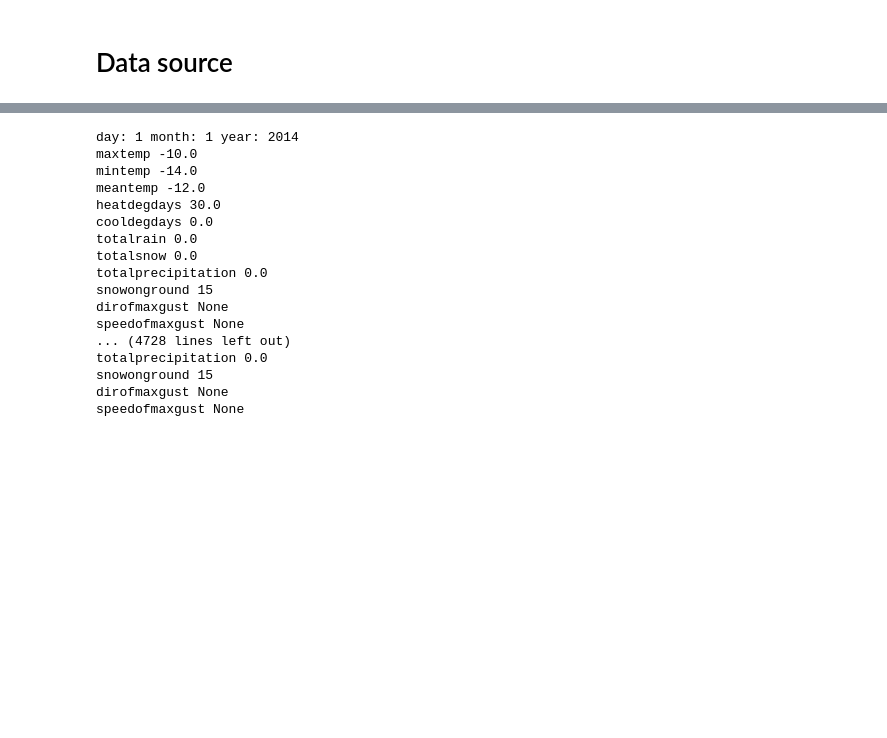
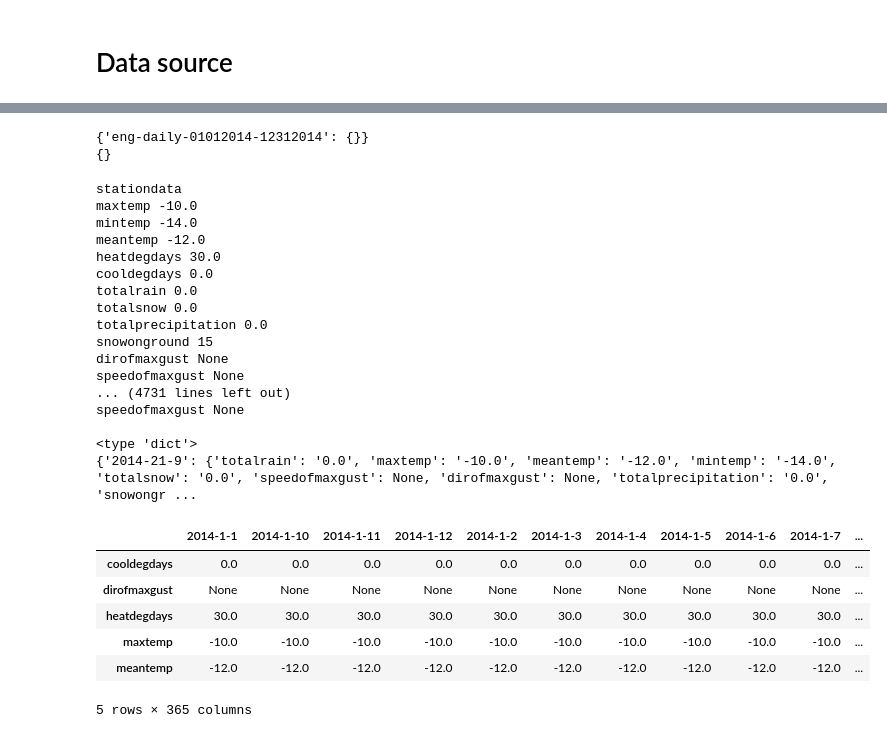
Before and after one commit to palpen/xml_weather_python, a Jupyter notebook: xml_weather_python.ipynb, the cells around one changed output, grey strips where cells are left out. Cells and saved outputs as stored; diff of their text form; code cells hidden in the pictures; blank space fills up the shorter version.

Commit message:
store data in dictionary

```diff
--- a/xml_weather_python.ipynb
+++ b/xml_weather_python.ipynb
@@ -40,25 +75,51 @@ print tree.find('stationdata')
+# %%
+# df = pd.DataFrame(columns=weather_head)
+# df.head()
+
+aDict = {}
+aDict['eng-daily-01012014-12312014'] = {}
+print aDict
+print aDict['eng-daily-01012014-12312014']
+# %% [output]
+{'eng-daily-01012014-12312014': {}}
+{}
 # %%
 # within stationdata node, print tags and attributes
+
+file_name = 'eng-daily-01012014-12312014'
 
 for node in tree.iter('stationdata'):
 
     tag_name = node.tag
+
+    print tag_name
+
     day = node.attrib.get('month')
     month = node.attrib.get('day')
     year = node.attrib.get('year')
 
-    print "day: {0} month: {1} year: {2}".format(day, month, year)
+    ymd_key = '{0}-{1}-{2}'.format(year, month, day)  # ISO 8601 date format
+    aDict[file_name][ymd_key] = {}
+#     print aDict1
 
     for x in tree.find('{0}'.format(tag_name)):
 
-        wdata = x.tag
-        text_data = x.text
-        print wdata, text_data
-#         print x.tag, x.attrib, x.text
+        data_tag = x.tag
+        data = x.text
+
+        print data_tag, data
+
+        aDict[file_name][ymd_key][data_tag] = data
 
     print ""
+# print aDict
+
+file_name_data = aDict[file_name]
+
+print type(file_name_data)
+print file_name_data
 # %% [output]
-day: 1 month: 1 year: 2014
+stationdata
 maxtemp -10.0
 mintemp -14.0
 meantemp -12.0
@@ -70,8 +131,20 @@ totalprecipitation 0.0
 snowonground 15
 dirofmaxgust None
 speedofmaxgust None
-... (4728 lines left out)
-totalprecipitation 0.0
-snowonground 15
-dirofmaxgust None
+... (4731 lines left out)
 speedofmaxgust None
+
+<type 'dict'>
+{'2014-21-9': {'totalrain': '0.0', 'maxtemp': '-10.0', 'meantemp': '-12.0', 'mintemp': '-14.0', 'totalsnow': '0.0', 'speedofmaxgust': None, 'dirofmaxgust': None, 'totalprecipitation': '0.0', 'snowongr ...
+# %%
+df = pd.DataFrame.from_dict(file_name_data)
+# %%
+df.head()
+# %% [output]
+|  | 2014-1-1 | 2014-1-10 | 2014-1-11 | 2014-1-12 | 2014-1-2 | 2014-1-3 | 2014-1-4 | 2014-1-5 | 2014-1-6 | 2014-1-7 | ... |
+| cooldegdays | 0.0 | 0.0 | 0.0 | 0.0 | 0.0 | 0.0 | 0.0 | 0.0 | 0.0 | 0.0 | ... |
+| dirofmaxgust | None | None | None | None | None | None | None | None | None | None | ... |
+| heatdegdays | 30.0 | 30.0 | 30.0 | 30.0 | 30.0 | 30.0 | 30.0 | 30.0 | 30.0 | 30.0 | ... |
+| maxtemp | -10.0 | -10.0 | -10.0 | -10.0 | -10.0 | -10.0 | -10.0 | -10.0 | -10.0 | -10.0 | ... |
+| meantemp | -12.0 | -12.0 | -12.0 | -12.0 | -12.0 | -12.0 | -12.0 | -12.0 | -12.0 | -12.0 | ... |
+5 rows × 365 columns
```
Also changed, not shown: parts of 4 cells of this notebook, 1 other file.
